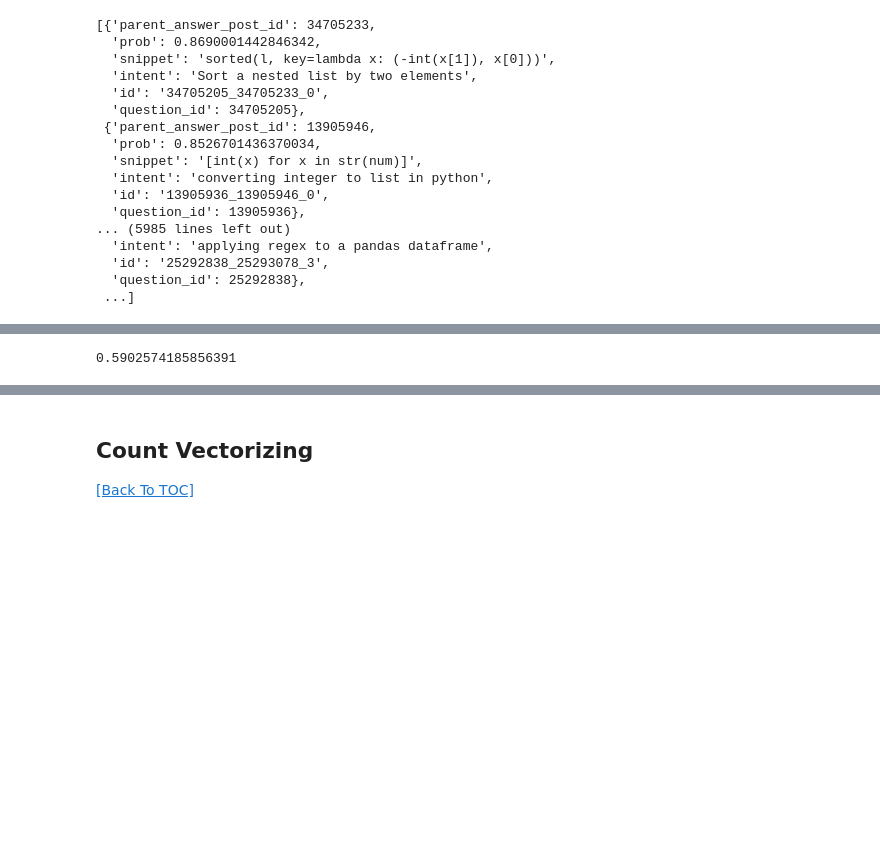
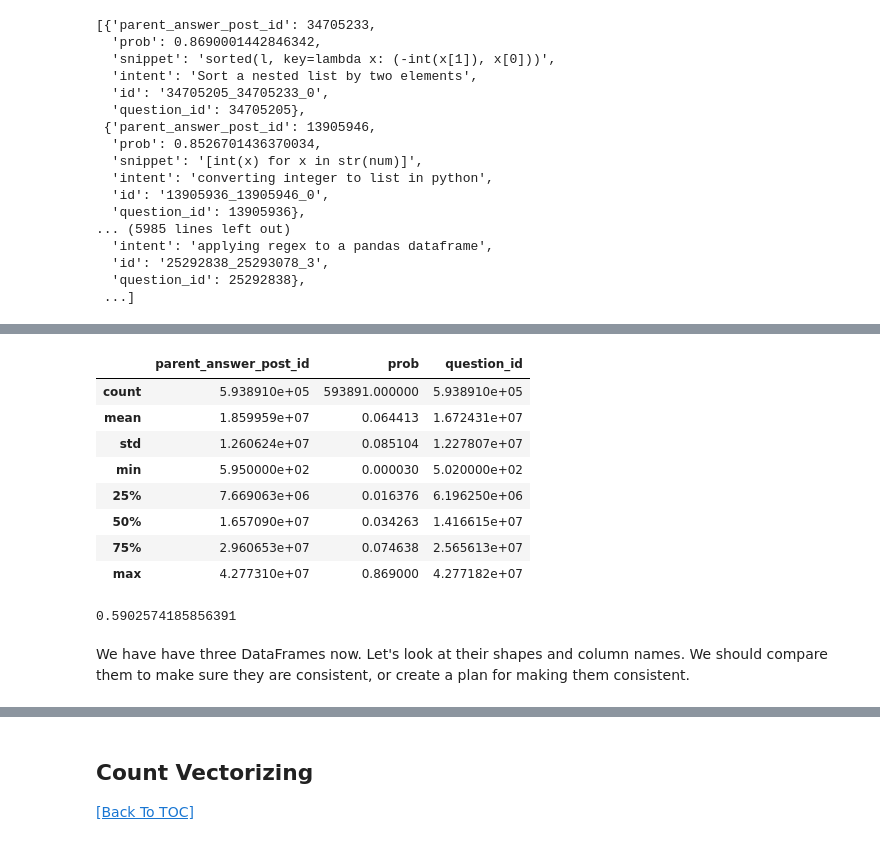
Before and after one commit to justinhugh/intent-prediction-in-code, a Jupyter notebook: intent_prediction_in_code.ipynb, the cells around one changed output, grey strips where cells are left out. Cells and saved outputs as stored; diff of their text form; code cells hidden in the pictures; blank space fills up the shorter version.

```diff
--- a/intent_prediction_in_code.ipynb
+++ b/intent_prediction_in_code.ipynb
@@ -309,0 +344,3 @@ display(conala_mined_df.head())
+# %%
+%time
+unpickled_df = pd.read_pickle("./conala_mined.pkl")
@@ -310,4 +350,18 @@ display(conala_mined_df.head())
+# %%
+unpickled_df.describe()
+# %% [output]
+|  | parent_answer_post_id | prob | question_id |
+| count | 5.938910e+05 | 593891.000000 | 5.938910e+05 |
+| mean | 1.859959e+07 | 0.064413 | 1.672431e+07 |
+| std | 1.260624e+07 | 0.085104 | 1.227807e+07 |
+| min | 5.950000e+02 | 0.000030 | 5.020000e+02 |
+| 25% | 7.669063e+06 | 0.016376 | 6.196250e+06 |
+| 50% | 1.657090e+07 | 0.034263 | 1.416615e+07 |
+| 75% | 2.960653e+07 | 0.074638 | 2.565613e+07 |
+| max | 4.277310e+07 | 0.869000 | 4.277182e+07 |
 # %%
 conala_mined_df["prob"].mean()
 # %% [output]
 0.5902574185856391
+# %% [markdown]
+We have have three DataFrames now. Let's look at their shapes and column names. We should compare them to make sure they are consistent, or create a plan for making them consistent.
```
Also changed, not shown: parts of 11 cells of this notebook, 3 other files.
